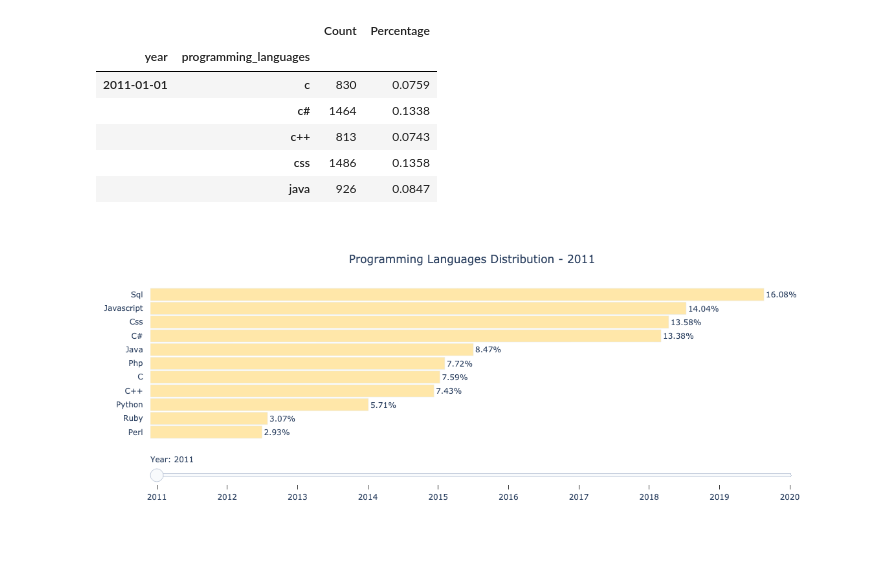
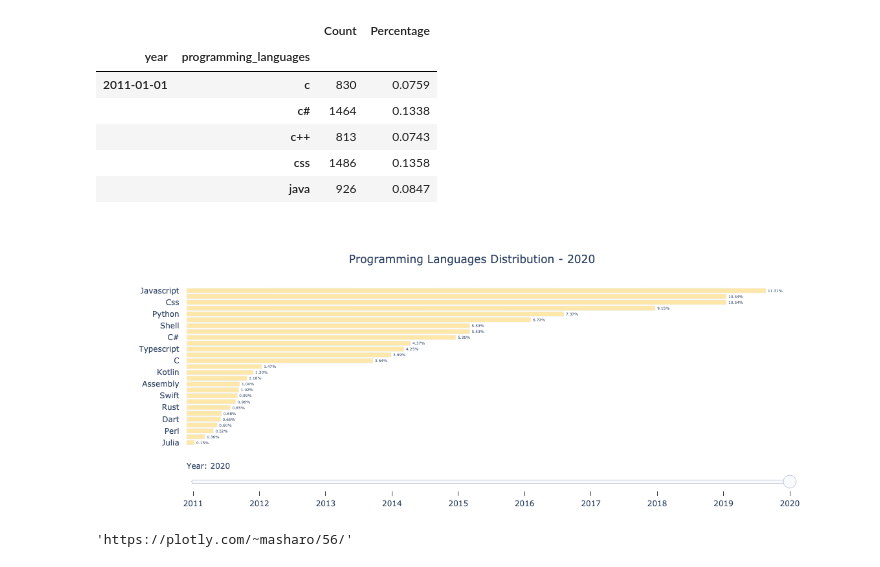
Before and after one commit to IsmaelMasharo/stack-overflow-survey-analysis, a Jupyter notebook: survey_etl.ipynb, the cells around one changed output. Saved outputs shown, nothing was run; the diff lists cells and outputs as text; code cells hidden in the pictures.

Commit message:
setting 2020 as default year for plot display

```diff
--- a/survey_etl.ipynb
+++ b/survey_etl.ipynb
@@ -279,7 +288,7 @@ dfs = {}
 for year in dataset_years:
     dfs[year] = langs_year[langs_year['Year'].dt.year==year]
 
-start_index = 0
+start_index = 9
 
 data=[
     go.Bar(
@@ -291,12 +300,12 @@ data=[
         textposition='outside',
         insidetextanchor='end',
         visible = False,
-        width=0.9,
         name=str(year),
         marker=dict(
             color='rgb(255, 231, 169)',
         ),
-        hovertemplate = # https://github.com/d3/d3-format
+        # formating text: https://github.com/d3/d3-format
+        hovertemplate =
             '<b>%{y}</b><br><br>'+
             'Count: %{x:.d} <br>'+
             'Percentage: %{text:.2%}<br>'+
@@ -304,58 +313,55 @@ data=[
     )
     for year in dataset_years
 ]
-
 data[start_index]['visible'] = True
 
-
 steps = []
-for i in range(len(data)):
-    year = (i+2011)
+for i, year in enumerate(dataset_years):
     step = dict(
         # Update method allows us to update both trace and layout properties
         method = 'update',
         args = [
             # Make the ith trace visible
             {'visible': [t == i for t in range(len(data))]},
-
             # Set the title for the ith trace
             {'title.text': 'Programming Languages Distribution - %d' % year},
-
             {
-                "frame": {"duration": 300, "redraw": False},
+                "frame": {"duration": 300, "redraw": True},
                  "mode": "immediate",
-                 "transition": {"duration": 300}
+                 "transition": {"duration": 500}
             }
         ],
-        label=year
+        label=str(year)
     )
     steps.append(step)
 
 sliders = [go.layout.Slider(
-    active = 0,
+    active = start_index,
     currentvalue = {"prefix": "Year: "},
     transition={"duration": 300, "easing": "cubic-in-out"},
-    pad = {"b": 10},
     steps = steps,
 )]
 
 layout = go.Layout(
     sliders=sliders,
     title={
-        'text': "Programming Languages Distribution - 2011",
+        'text': "Programming Languages Distribution - 2020",
         'x': 0.5,
         'xanchor': 'center',
         'yanchor': 'top'
     },
+    margin= {'l': 140}, # fix slider selector to overflow specified ticks
     plot_bgcolor='rgba(0,0,0,0)',
     xaxis={'visible': False,  'tickformat': "digit" },
-    yaxis={'ticks': "outside", 'tickcolor':'white', 'ticklen':8},
+    yaxis={'ticks': "outside", 'tickcolor':'white', 'ticklen': 8, }#'visible': False},
 )
 
 fig = go.Figure(data=data, layout=layout)
 
 fig.show()
 # %% [output]
-[figure, old version]
+[figure, new version]
 # %%
-py.plot(fig, filename = 'stack-overflow-languages-over-year', auto_open=True)
+py.plot(fig, filename = 'stack-overflow-languages-over-year')
+# %% [output]
+'https://plotly.com/~masharo/56/'
```
Also changed, not shown: parts of 2 cells of this notebook.
